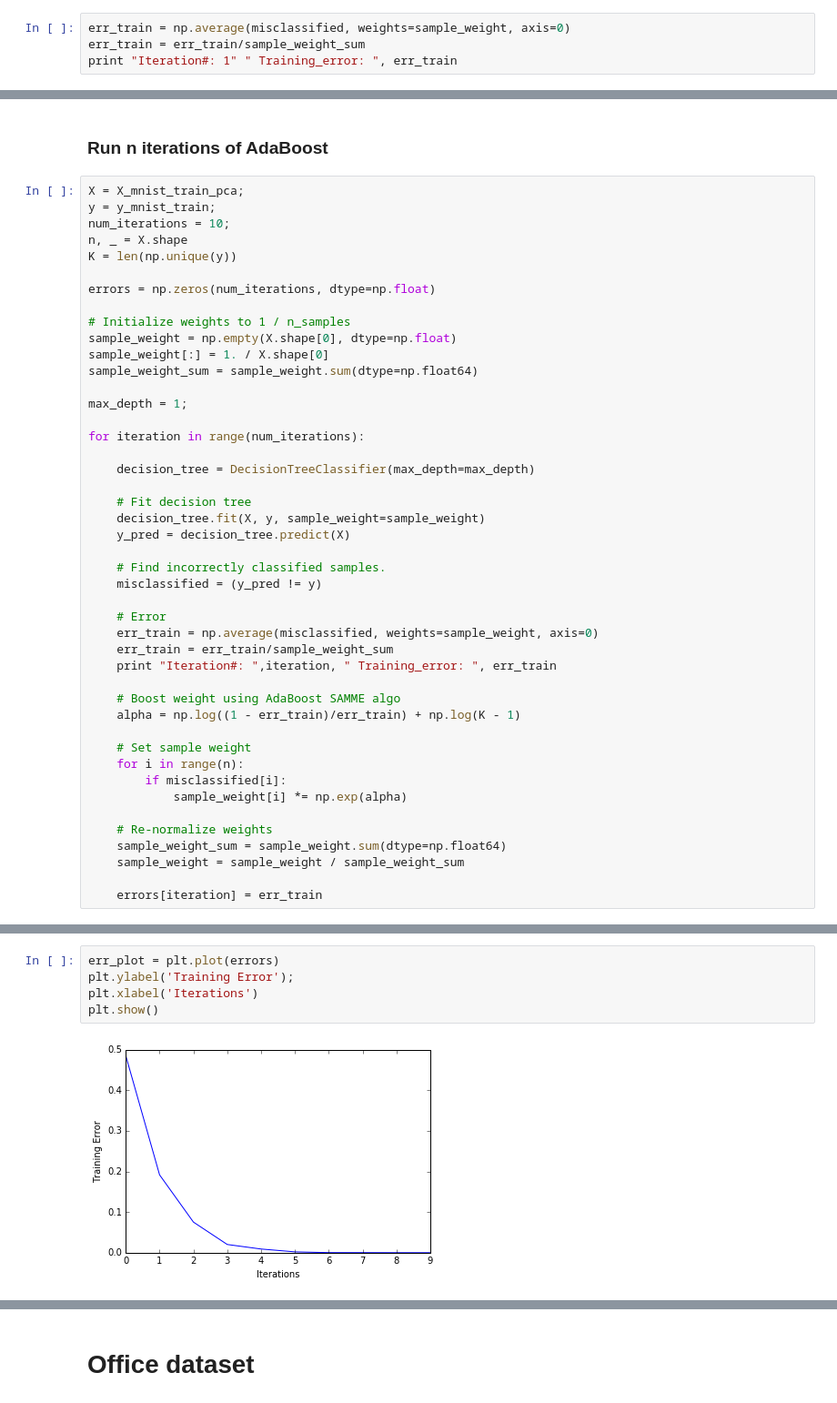
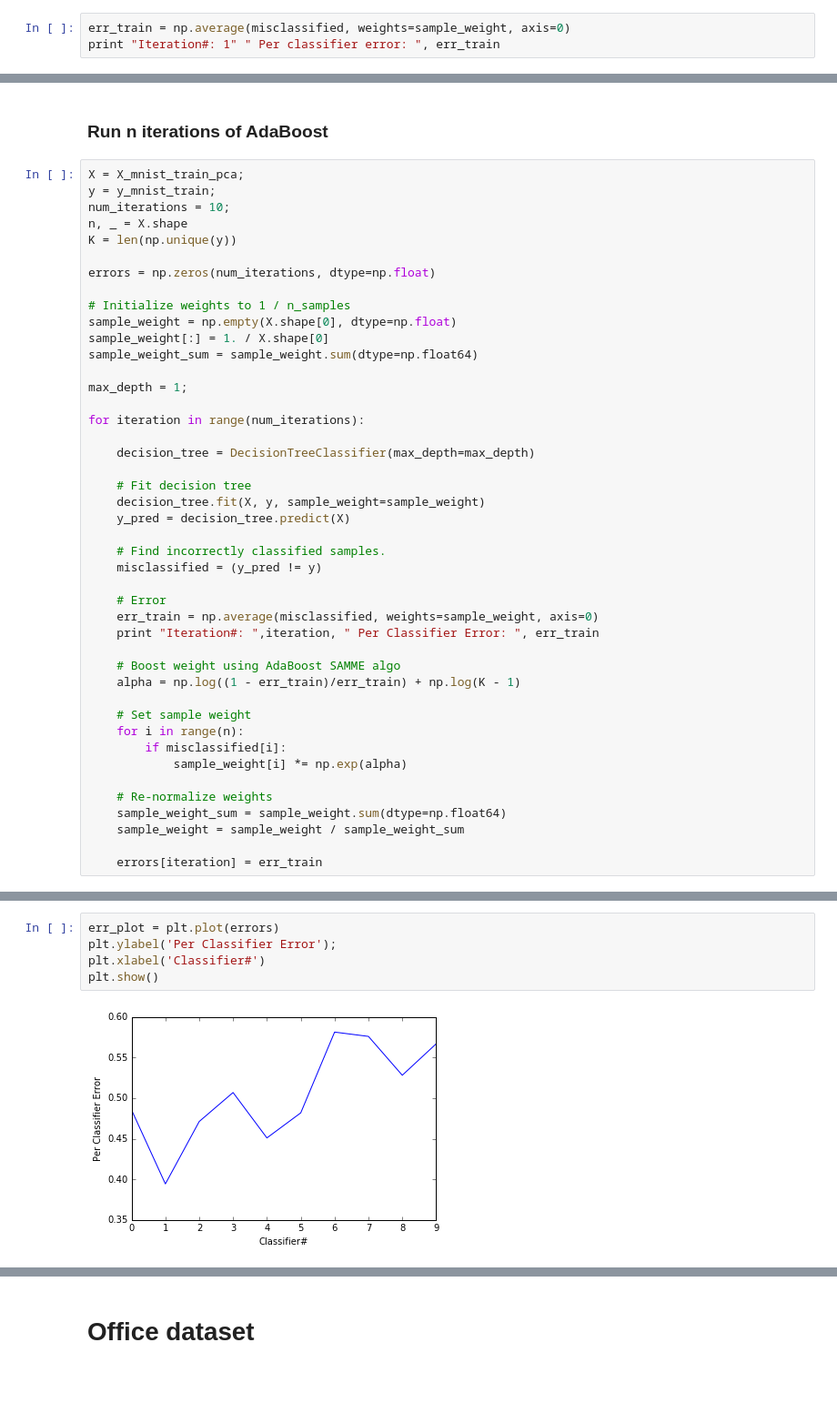
Before and after one commit to CS7616/CS7616, a Jupyter notebook: HW/HW2/slides/Boosting.ipynb, the cells around one changed output, grey strips where cells are left out. Shown at 91% size. Drawn from its saved outputs; the diff is of its cells as text.

```diff
--- a/HW/HW2/slides/Boosting.ipynb
+++ b/HW/HW2/slides/Boosting.ipynb
@@ -79,6 +79,5 @@ misclassified = (y_pred != y)
 ### Compute Error
 # %%
 err_train = np.average(misclassified, weights=sample_weight, axis=0)
-err_train = err_train/sample_weight_sum
-print "Iteration#: 1" " Training_error: ", err_train
+print "Iteration#: 1" " Per classifier error: ", err_train
 # %% [output]
@@ -128,8 +127,7 @@ for iteration in range(num_iterations):
 
     # Error
     err_train = np.average(misclassified, weights=sample_weight, axis=0)
-    err_train = err_train/sample_weight_sum
-    print "Iteration#: ",iteration, " Training_error: ", err_train
+    print "Iteration#: ",iteration, " Per Classifier Error: ", err_train
 
     # Boost weight using AdaBoost SAMME algo
     alpha = np.log((1 - err_train)/err_train) + np.log(K - 1)
@@ -158,10 +156,10 @@ Iteration#:  9  Training_error:  4.56990265033e-06
 # %%
 err_plot = plt.plot(errors)
-plt.ylabel('Training Error');
-plt.xlabel('Iterations')
+plt.ylabel('Per Classifier Error');
+plt.xlabel('Classifier#')
 plt.show()
 # %% [output]
-[figure, old version]
+[figure, new version]
 # %%
 
 errors_depth_10 = np.zeros(num_iterations, dtype=np.float)
```
Also changed, not shown: parts of 7 cells of this notebook.
